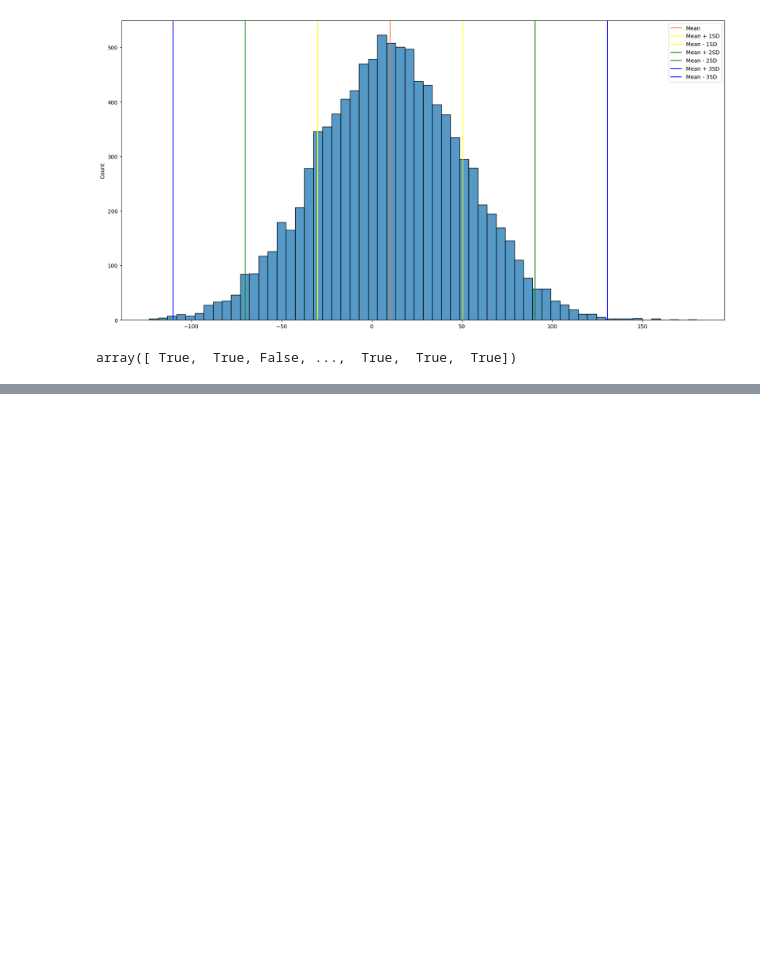
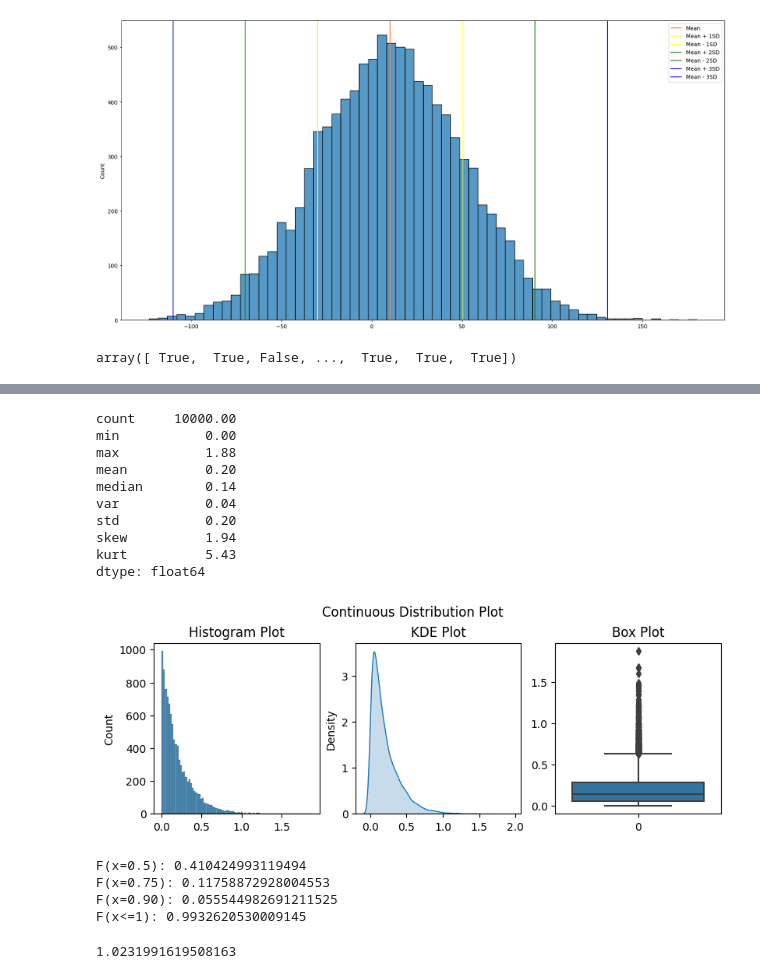
Before and after one commit to Tolash123/Machine_learning_and_Deep_learning, a Jupyter notebook: Module3-Advance Data analysis and statistics/distribution_introduction.ipynb, the cells around one changed output, grey strips where cells are left out. Drawn from its saved outputs; the diff is of its cells as text; code cells hidden in the pictures; blank space fills up the shorter version.

```diff
--- a/Module3-Advance Data analysis and statistics/distribution_introduction.ipynb
+++ b/Module3-Advance Data analysis and statistics/distribution_introduction.ipynb
@@ -593,0 +642,38 @@ percentage_of_data(normal_dist, 1)
+# %%
+# Using scipy.stats to generate the normal distribution
+lambda_=5
+var = stats.expon.rvs(scale=1/lambda_, size=10000)
+continuous_non_viz_analysis(data=var)
+continuous_viz_analysis(data=var)
+
+# Computing PDF and CDF
+
+print("F(x=0.5):", stats.expon.pdf(x=0.5, scale=1/lambda_))
+
+print("F(x=0.75):", stats.expon.pdf(x=0.75, scale=1/lambda_))
+
+print("F(x=0.90):", stats.expon.pdf(x=0.90, scale=1/lambda_))
+
+print("F(x<=1):", stats.expon.cdf(x=1, scale=1/lambda_))
+# %% [output]
+count     10000.00
+min           0.00
+max           1.88
+mean          0.20
+median        0.14
+var           0.04
+std           0.20
+skew          1.94
+kurt          5.43
+dtype: float64
+[figure, added]
+F(x=0.5): 0.410424993119494
+F(x=0.75): 0.11758872928004553
+F(x=0.90): 0.055544982691211525
+F(x<=1): 0.9932620530009145
+# %%
+# Percent point function (inverse of cdf)
+
+stats.expon.ppf(q=0.994, scale=1/lambda_)
+# %% [output]
+1.0231991619508163
```
Also changed, not shown: parts of 13 cells of this notebook.
